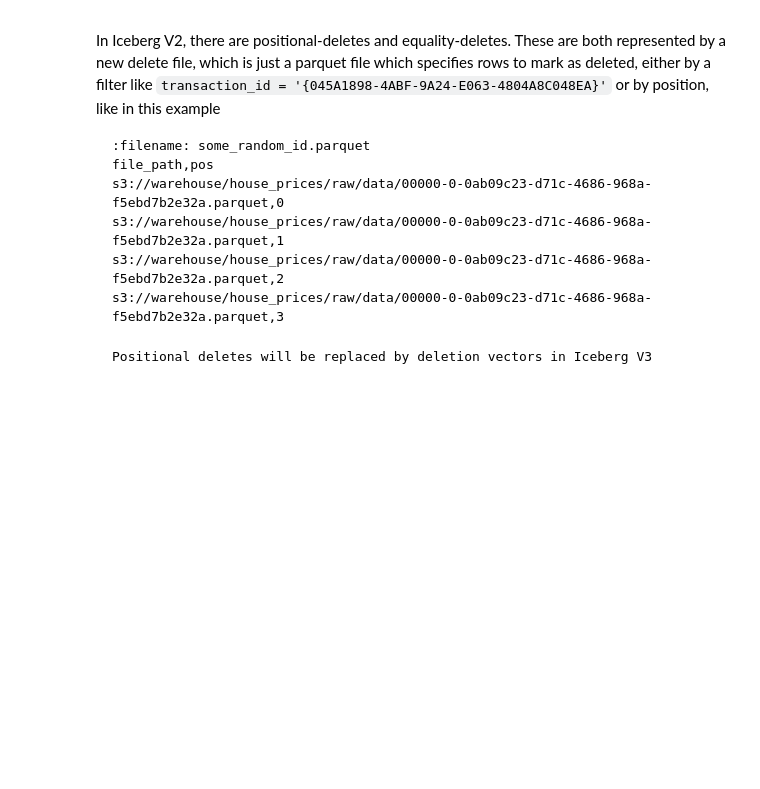
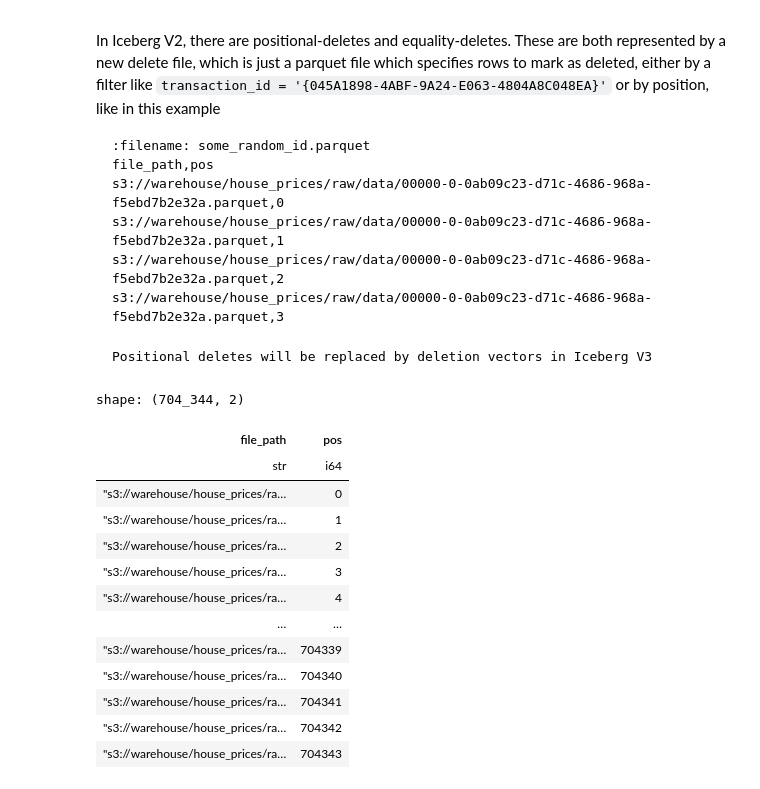
Before and after one commit to henryharbeck/pydata-london-2025-hands-on-apache-iceberg, a Jupyter notebook: notebooks/03-Updating-Metadata.ipynb, the cells around one changed output. Drawn from its saved outputs; the diff is of its cells as text; code cells hidden in the pictures; blank space fills up the shorter version.

```diff
--- a/notebooks/03-Updating-Metadata.ipynb
+++ b/notebooks/03-Updating-Metadata.ipynb
@@ -19,7 +19,7 @@ Now that we've added some data, we've found out that we've made a mistake - we s
 # %%
 # Get a reference to our catalog and table again
 catalog = RestCatalog("lakekeeper", uri="http://lakekeeper:8181/catalog", warehouse="lakehouse")
-house_prices = catalog.load_table('house_prices.raw')
+house_prices_t = catalog.load_table('house_prices.raw')
 fs = S3FileSystem(endpoint_url="http://minio:9000", key="minio", secret="minio1234")
 # %%
 timestamp = dt.datetime.now(tz=dt.UTC)
@@ -56,12 +58,12 @@ The new schema is added to the Iceberg metadata in the `schemas` array. Note tha
 # %%
 from pyiceberg.types import TimestamptzType
 
-with house_prices.update_schema() as schema:
+with house_prices_t.update_schema() as schema:
     # Avoid crashing for demo purposes
     if "_loaded_at" not in house_prices.schema().column_names:
         schema.add_column("_loaded_at", TimestamptzType(), doc="The date this row was loaded")
     else:
         print("_loaded_at already in schema")
 
-JSON(get_iceberg_metadata(fs, house_prices))
+JSON(get_iceberg_metadata(fs, house_prices_t))
 # %% [output]
@@ -70,7 +71,7 @@ _loaded_at already in schema
 # %% [markdown]
 Now we have our `_loaded_at` column as part of the table schema, Iceberg is happy for us to add our data with the new column
 # %%
-house_prices.append(house_prices_2022.to_arrow().cast(house_prices.schema().as_arrow()))
+house_prices_t.append(house_prices_2022.to_arrow().cast(house_prices.schema().as_arrow()))
 # %% [markdown]
 What about the data we already added? How would we modify that data? Here we start running into some limitations of a foundational library like `pyiceberg` - we can do it, but wouldn't it be much easier to write an `UPDATE` in SQL and not have to worry about the details?
 
@@ -141,0 +143,18 @@ get_iceberg_manifest_list(fs, house_prices)
+# %%
+delete_file = pl.from_arrow(house_prices_t.inspect.delete_files()).select(pl.col('file_path')).item(0, 0)
+pl.read_parquet(fs.read_bytes(delete_file))
+# %% [output]
+shape: (704_344, 2)
+| file_path | pos |
+| str | i64 |
+| "s3://warehouse/house_prices/ra… | 0 |
+| "s3://warehouse/house_prices/ra… | 1 |
+| "s3://warehouse/house_prices/ra… | 2 |
+| "s3://warehouse/house_prices/ra… | 3 |
+| "s3://warehouse/house_prices/ra… | 4 |
+| … | … |
+| "s3://warehouse/house_prices/ra… | 704339 |
+| "s3://warehouse/house_prices/ra… | 704340 |
+| "s3://warehouse/house_prices/ra… | 704341 |
+| "s3://warehouse/house_prices/ra… | 704342 |
+| "s3://warehouse/house_prices/ra… | 704343 |
```
Also changed, not shown: parts of 9 cells of this notebook, 13 other files.
